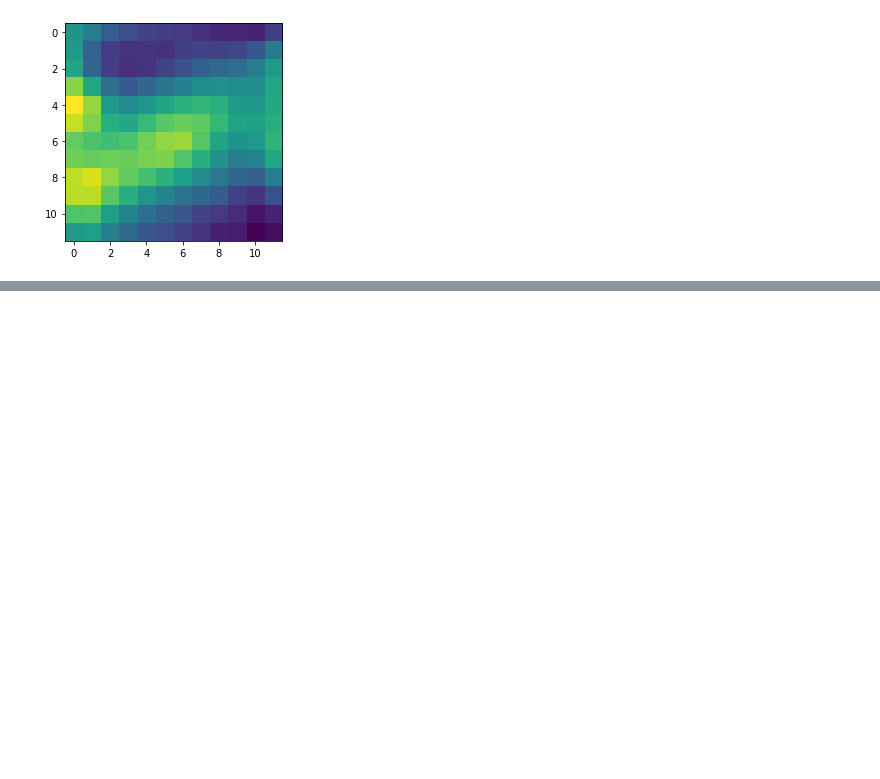
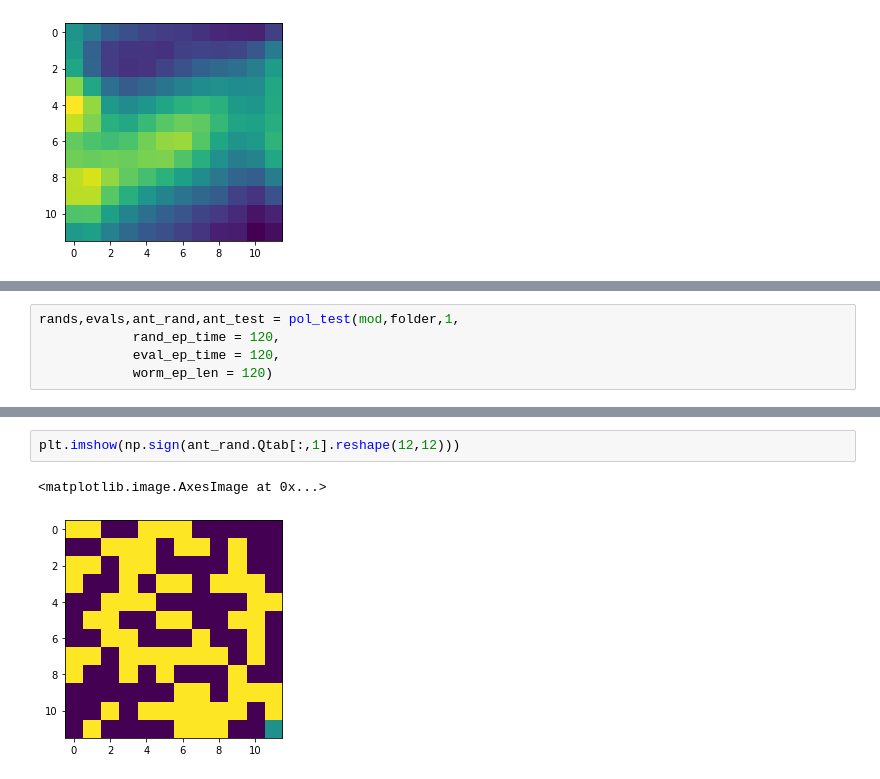
Before and after one commit to ccli3896/RLWorms, a Jupyter notebook: 01_13_reals/PolSmoothing.ipynb, the cells around one changed output, grey strips where cells are left out. Cells and saved outputs as stored; diff of their text form; blank space fills up the shorter version.

```diff
--- a/01_13_reals/PolSmoothing.ipynb
+++ b/01_13_reals/PolSmoothing.ipynb
@@ -148,0 +231,5 @@ plt.imshow(mod['reward_on'][:,:,0])
+# %%
+rands,evals,ant_rand,ant_test = pol_test(mod,folder,1,
+            rand_ep_time = 120,
+            eval_ep_time = 120,
+            worm_ep_len = 120)
@@ -148,0 +292,5 @@ plt.imshow(mod['reward_on'][:,:,0])
+# %%
+plt.imshow(np.sign(ant_rand.Qtab[:,1].reshape(12,12)))
+# %% [output]
+<matplotlib.image.AxesImage at 0x...>
+[figure, added]
```
Also changed, not shown: parts of 16 cells of this notebook, 22 other files.
